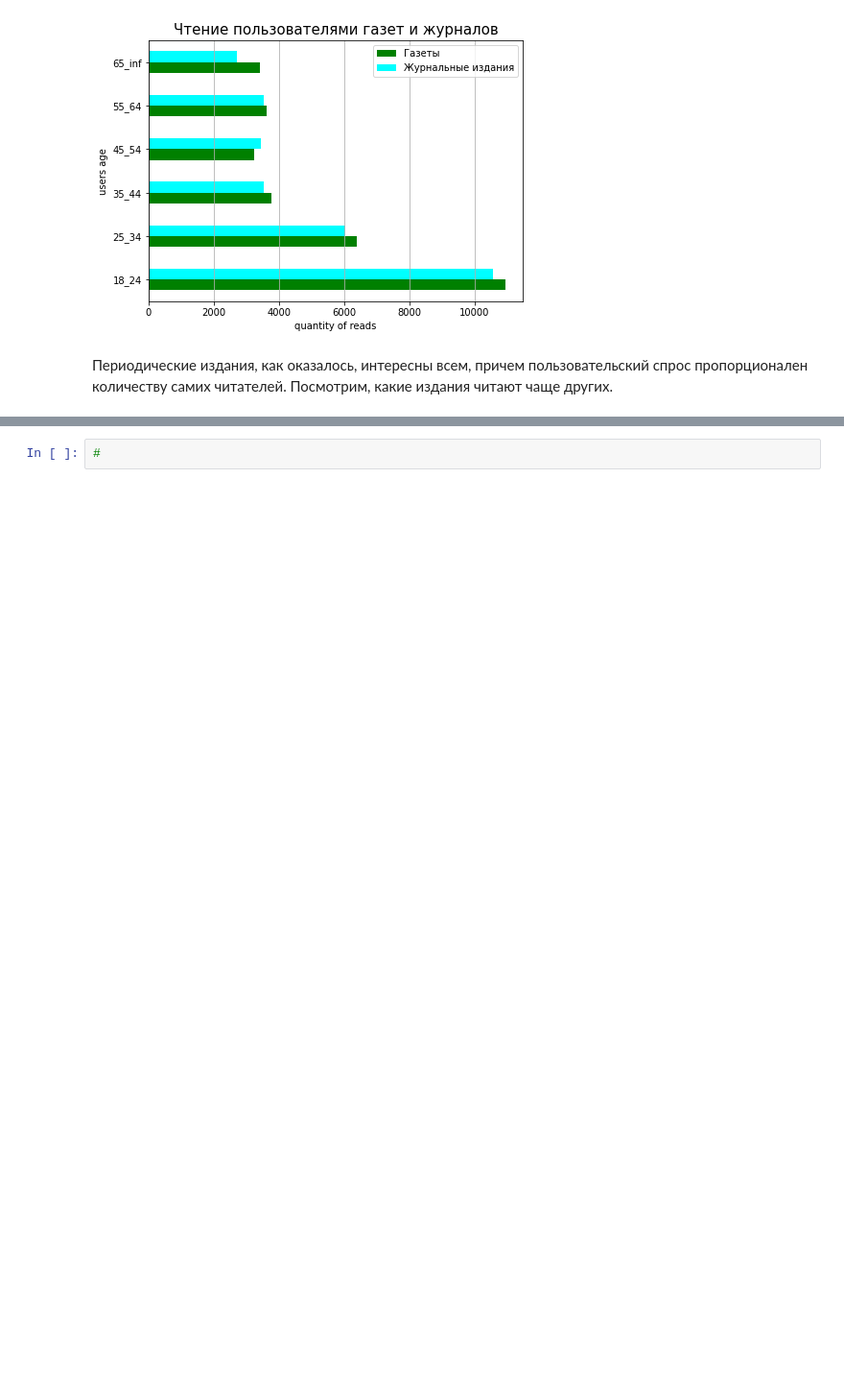
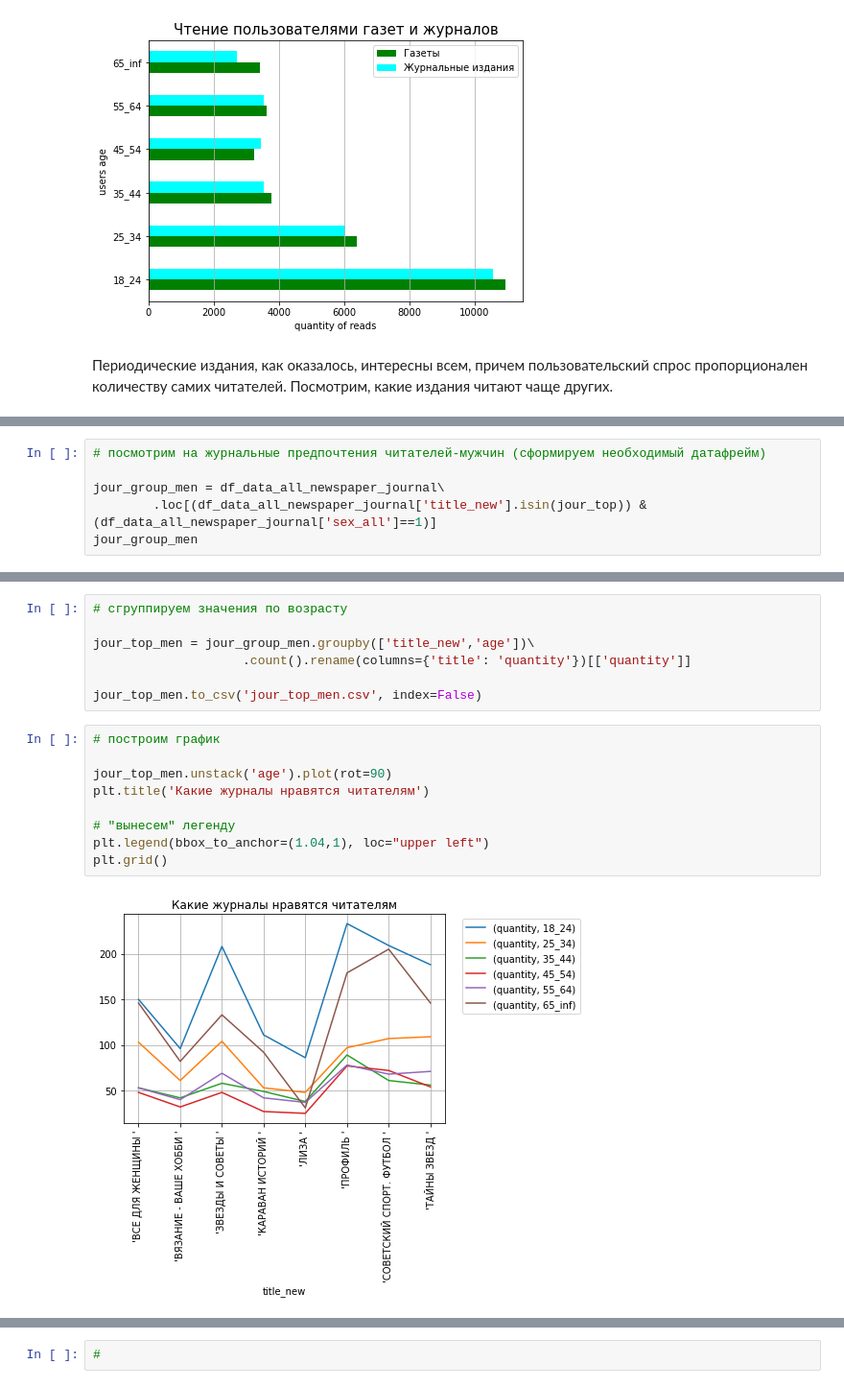
Before and after one commit to OlgaTer/diploma, a Jupyter notebook: diploma.ipynb, the cells around one changed output, grey strips where cells are left out. Shown at 96% size. Saved outputs shown, nothing was run; the diff lists cells and outputs as text; blank space fills up the shorter version.

```diff
--- a/diploma.ipynb
+++ b/diploma.ipynb
@@ -3452,0 +3593,6 @@ jour_800 = ["'ПРОФИЛЬ '","'ЗВЕЗДЫ И СОВЕТЫ '","'ВСЕ ДЛ
+# %%
+# посмотрим на журнальные предпочтения читателей-мужчин (сформируем необходимый датафрейм)
+
+jour_group_men = df_data_all_newspaper_journal\
+        .loc[(df_data_all_newspaper_journal['title_new'].isin(jour_top)) & (df_data_all_newspaper_journal['sex_all']==1)]
+jour_group_men
@@ -3452,0 +3613,18 @@ jour_800 = ["'ПРОФИЛЬ '","'ЗВЕЗДЫ И СОВЕТЫ '","'ВСЕ ДЛ
+# %%
+# сгруппируем значения по возрасту
+
+jour_top_men = jour_group_men.groupby(['title_new','age'])\
+                    .count().rename(columns={'title': 'quantity'})[['quantity']]
+
+jour_top_men.to_csv('jour_top_men.csv', index=False)
+# %%
+# построим график
+
+jour_top_men.unstack('age').plot(rot=90)
+plt.title('Какие журналы нравятся читателям')
+
+# "вынесем" легенду
+plt.legend(bbox_to_anchor=(1.04,1), loc="upper left")
+plt.grid()
+# %% [output]
+[figure, added]
```
Also changed, not shown: parts of 134 cells of this notebook.
